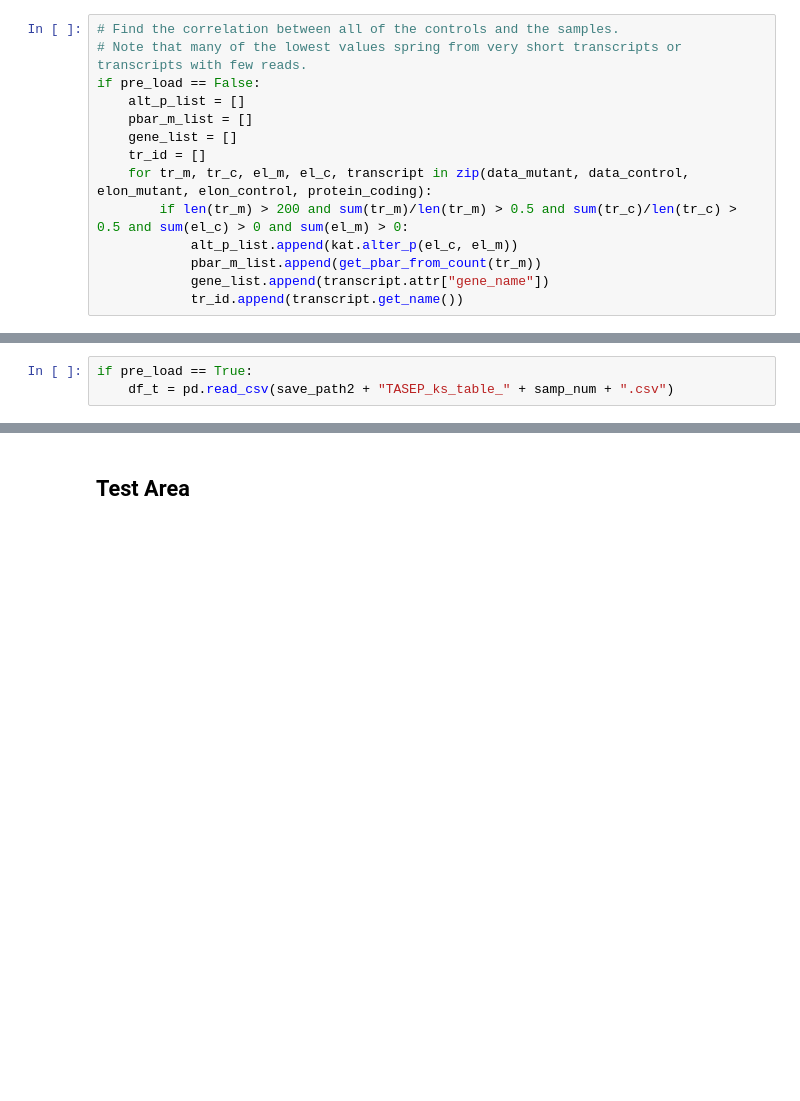
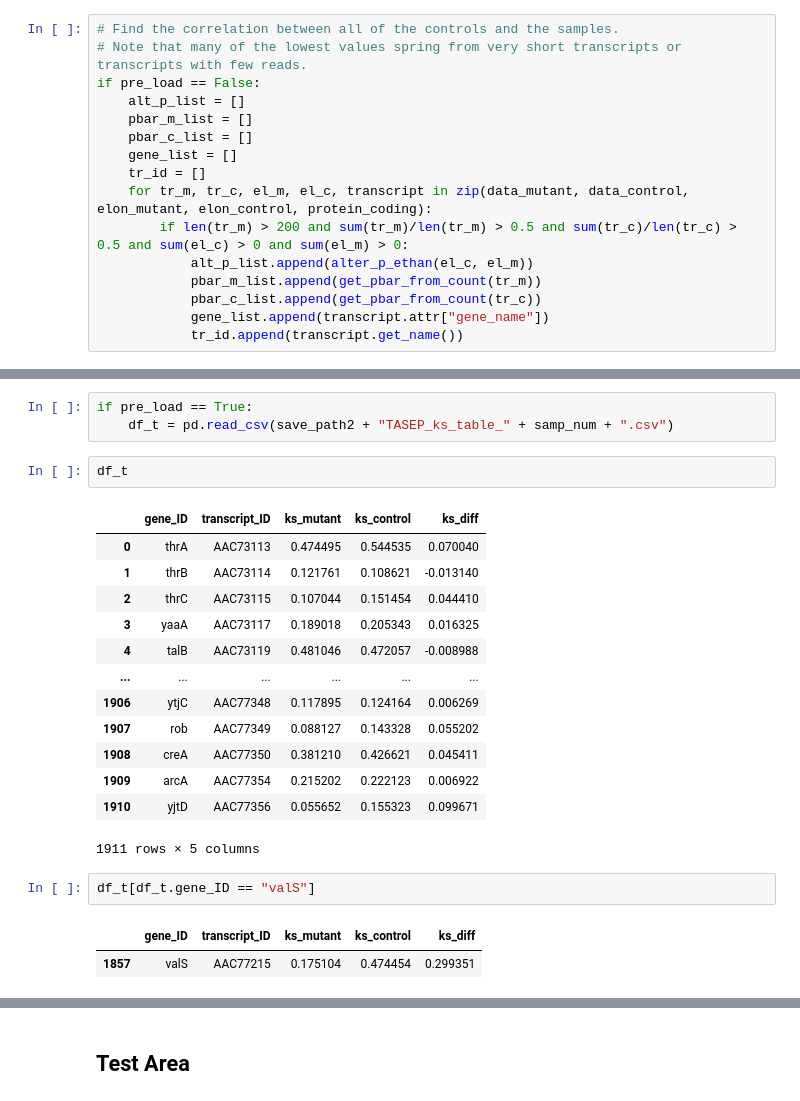
Before and after one commit to Raif-fl/Fall_2021_Work_journal, a Jupyter notebook: KS_stat/ecol_KS_like.ipynb, the cells around one changed output, grey strips where cells are left out. Saved outputs shown, nothing was run; the diff lists cells and outputs as text; blank space fills up the shorter version.

```diff
--- a/KS_stat/ecol_KS_like.ipynb
+++ b/KS_stat/ecol_KS_like.ipynb
@@ -193,12 +217,14 @@ ax = kat.big_dif(diff_dist, protein_coding, data_mutant, data_control, figsize =
 if pre_load == False:
     alt_p_list = []
     pbar_m_list = []
+    pbar_c_list = []
     gene_list = []
     tr_id = []
     for tr_m, tr_c, el_m, el_c, transcript in zip(data_mutant, data_control, elon_mutant, elon_control, protein_coding):
         if len(tr_m) > 200 and sum(tr_m)/len(tr_m) > 0.5 and sum(tr_c)/len(tr_c) > 0.5 and sum(el_c) > 0 and sum(el_m) > 0:
-            alt_p_list.append(kat.alter_p(el_c, el_m))
+            alt_p_list.append(alter_p_ethan(el_c, el_m))
             pbar_m_list.append(get_pbar_from_count(tr_m))
+            pbar_c_list.append(get_pbar_from_count(tr_c))
             gene_list.append(transcript.attr["gene_name"])
             tr_id.append(transcript.get_name())
 # %%
@@ -252,5 +291,26 @@ if pre_load == False:
 # %%
 if pre_load == True:
     df_t = pd.read_csv(save_path2 + "TASEP_ks_table_" + samp_num + ".csv")
+# %%
+df_t
+# %% [output]
+|  | gene_ID | transcript_ID | ks_mutant | ks_control | ks_diff |
+| 0 | thrA | AAC73113 | 0.474495 | 0.544535 | 0.070040 |
+| 1 | thrB | AAC73114 | 0.121761 | 0.108621 | -0.013140 |
+| 2 | thrC | AAC73115 | 0.107044 | 0.151454 | 0.044410 |
+| 3 | yaaA | AAC73117 | 0.189018 | 0.205343 | 0.016325 |
+| 4 | talB | AAC73119 | 0.481046 | 0.472057 | -0.008988 |
+| ... | ... | ... | ... | ... | ... |
+| 1906 | ytjC | AAC77348 | 0.117895 | 0.124164 | 0.006269 |
+| 1907 | rob | AAC77349 | 0.088127 | 0.143328 | 0.055202 |
+| 1908 | creA | AAC77350 | 0.381210 | 0.426621 | 0.045411 |
+| 1909 | arcA | AAC77354 | 0.215202 | 0.222123 | 0.006922 |
+| 1910 | yjtD | AAC77356 | 0.055652 | 0.155323 | 0.099671 |
+1911 rows × 5 columns
+# %%
+df_t[df_t.gene_ID == "valS"]
+# %% [output]
+|  | gene_ID | transcript_ID | ks_mutant | ks_control | ks_diff |
+| 1857 | valS | AAC77215 | 0.175104 | 0.474454 | 0.299351 |
 # %%
 figure(figsize = (11,6))
```
Also changed, not shown: parts of 14 cells of this notebook, 3 other files.
